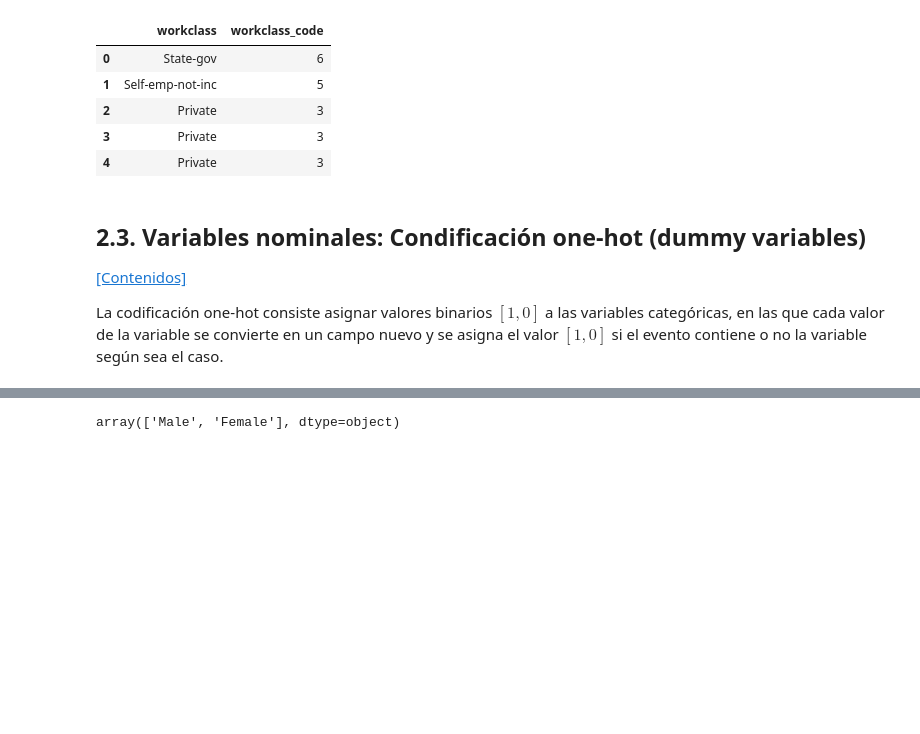
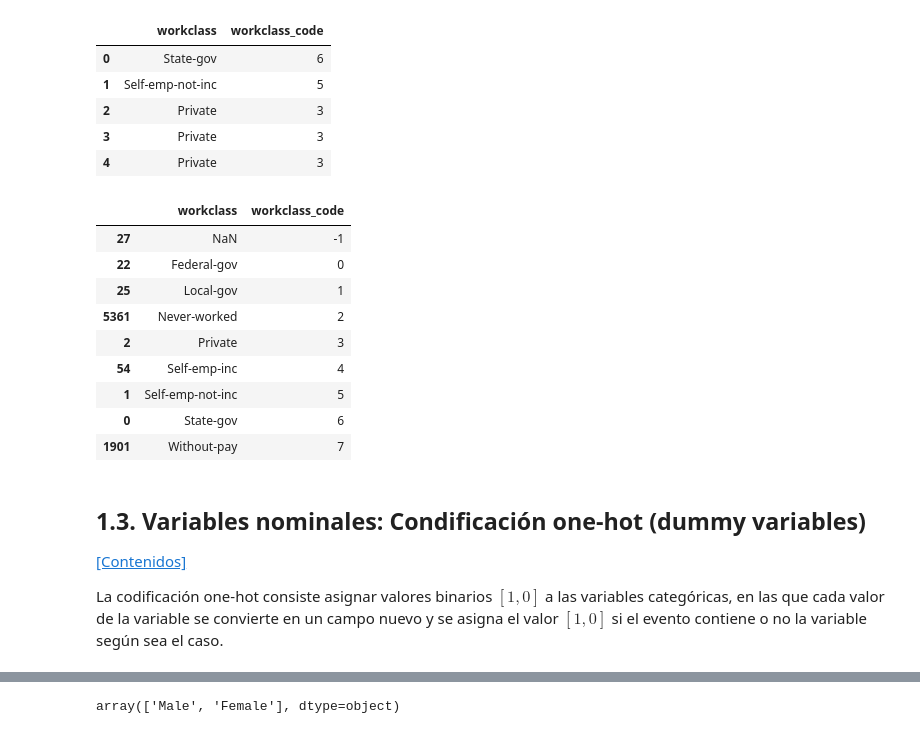
Before and after one commit to darioblandon/Curso1, a Jupyter notebook: S4/s04.ipynb, the cells around one changed output, grey strips where cells are left out. Saved outputs shown, nothing was run; the diff lists cells and outputs as text; code cells hidden in the pictures; blank space fills up the shorter version.

```diff
--- a/S4/s04.ipynb
+++ b/S4/s04.ipynb
@@ -145,6 +184,6 @@ La codificación entera (Integer Encoding) consiste en asignar un valor entero a
 # %%
 import pandas as pd
-df=pd.read_csv('https://raw.githubusercontent.com/diplomado-bigdata-machinelearning-udea/Curso1/master/s04/adult.csv')
+df=pd.read_csv('https://raw.githubusercontent.com/darioblandon/Curso1/master/S4/adult.csv')
 df.head()
 # %% [output]
 |  | age | workclass | fnlwgt | education | education-num | marital-status | occupation | relationship | ... |
@@ -237,10 +272,23 @@ df[['workclass','workclass_code']].head()
 | 2 | Private | 3 |
 | 3 | Private | 3 |
 | 4 | Private | 3 |
+# %%
+df[['workclass','workclass_code']].drop_duplicates().sort_values(by='workclass_code')
+# %% [output]
+|  | workclass | workclass_code |
+| 27 | NaN | -1 |
+| 22 | Federal-gov | 0 |
+| 25 | Local-gov | 1 |
+| 5361 | Never-worked | 2 |
+| 2 | Private | 3 |
+| 54 | Self-emp-inc | 4 |
+| 1 | Self-emp-not-inc | 5 |
+| 0 | State-gov | 6 |
+| 1901 | Without-pay | 7 |
 # %% [markdown]
 <p><a name="varnom"></a></p>
 
-## 2.3. Variables nominales: Condificación one-hot (dummy variables)
+## 1.3. Variables nominales: Condificación one-hot (dummy variables)
 
 [[Contenidos]](#contents)
 
```
Also changed, not shown: parts of 24 cells of this notebook.
